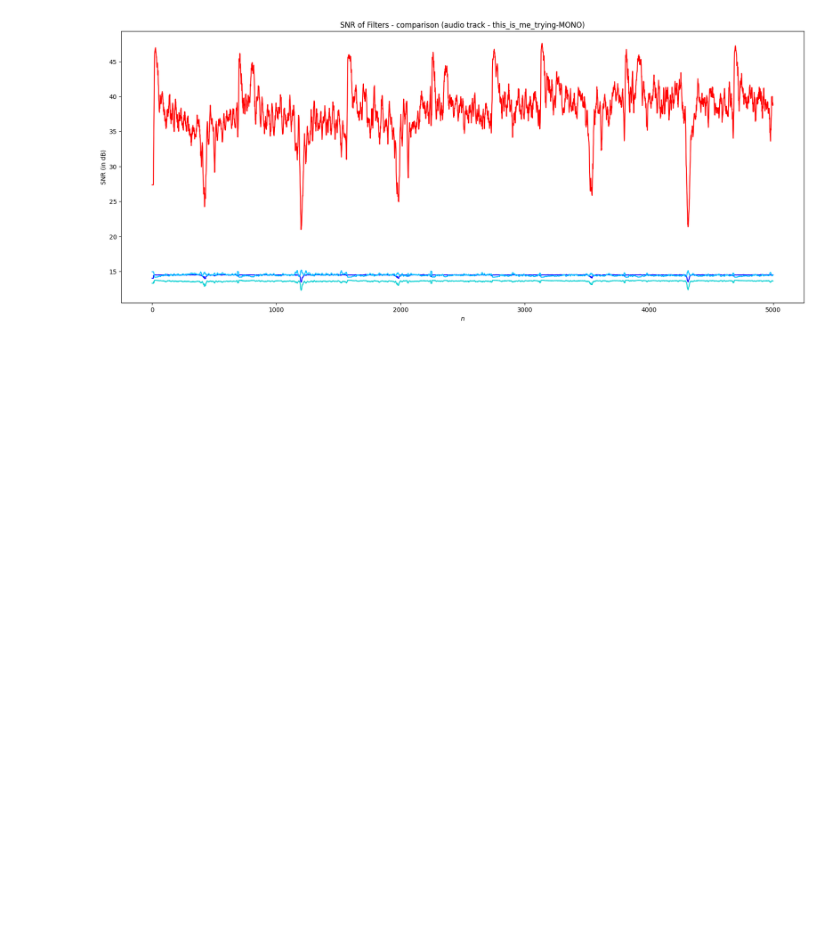
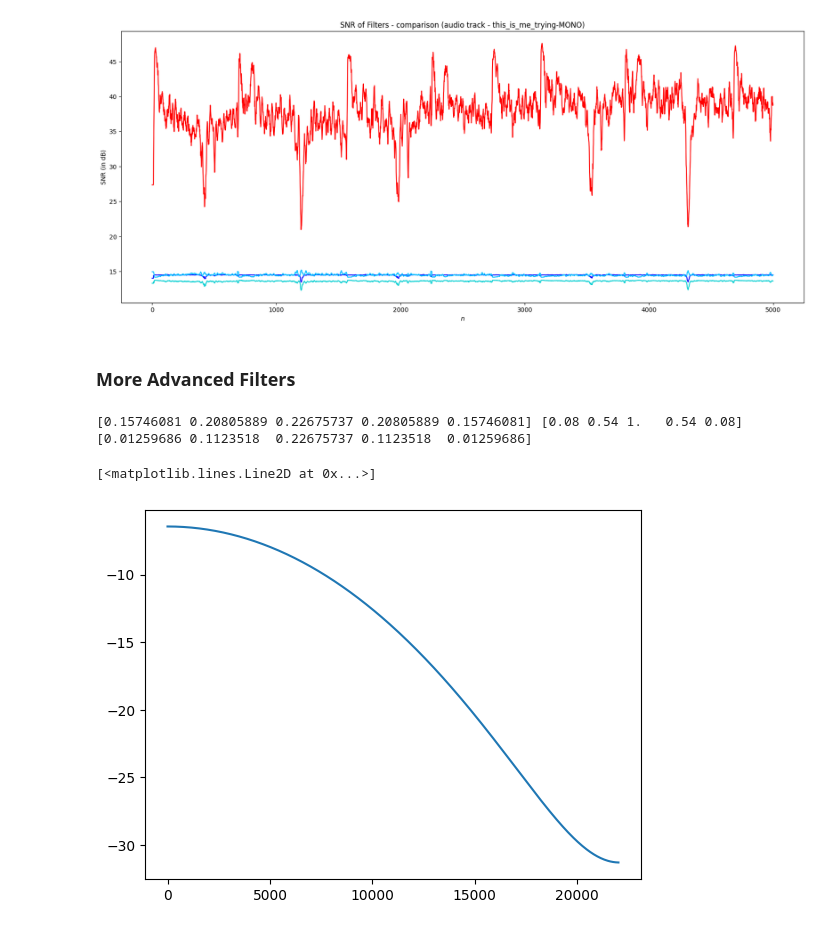
Before and after one commit to rajapaksha-rmpap/FYP, a Jupyter notebook: stage_1/notebook-stage_1.3.3.ipynb, the cells around one changed output. Drawn from its saved outputs; the diff is of its cells as text; code cells hidden in the pictures; blank space fills up the shorter version.

```diff
--- a/stage_1/notebook-stage_1.3.3.ipynb
+++ b/stage_1/notebook-stage_1.3.3.ipynb
@@ -901,3 +880,23 @@ generating the jammed signal...
         creating a non-overlapping interference signal around 15000Hz with a bandwidth of 10000Hz
         converting from float64 to <class 'numpy.int32'>; array ranges from min: -48927.53244008178 (>=-2147483648) to max: 47619.789509946706 (<=2147483647)
 [figure]
+# %% [markdown]
+### **More Advanced Filters**
+# %%
+from scipy.signal import windows
+
+indices, h = LPF(5, cut_off_freq=5_000, sampling_freq=44_100)
+w = windows.hamming(M=5)
+hw = h * w
+print(h, w); print(hw)
+
+f, H = freqz(hw, fs=44_100)
+H_in_dB = 20*np.log10(np.abs(H))
+
+plt.plot(f, )
+plt.plot(f, H_in_dB)
+# %% [output]
+[0.15746081 0.20805889 0.22675737 0.20805889 0.15746081] [0.08 0.54 1.   0.54 0.08]
+[0.01259686 0.1123518  0.22675737 0.1123518  0.01259686]
+[<matplotlib.lines.Line2D at 0x...>]
+[figure, added]
```
Also changed, not shown: parts of 5 cells of this notebook, 12 other files.
